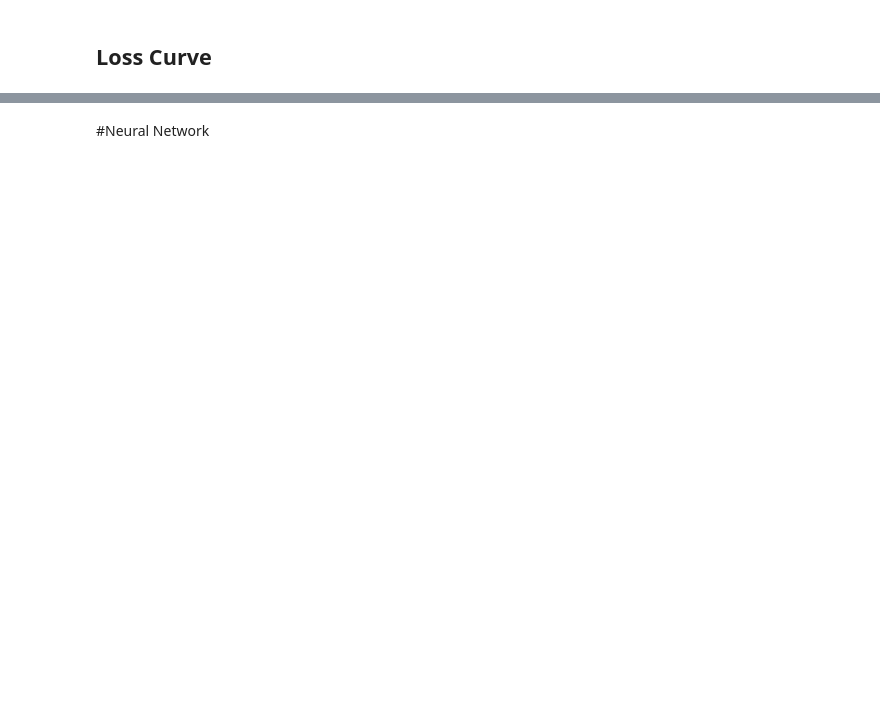
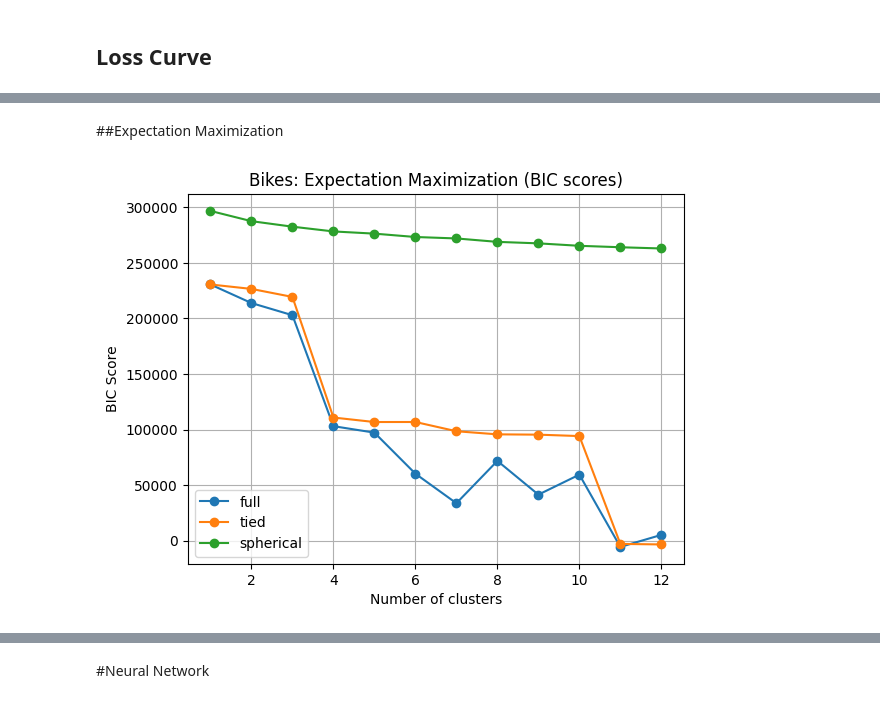
Before and after one commit to naralakamsani/unsupervised_learning, a Jupyter notebook: bike_sharing_demand_unsupervised.ipynb, the cells around one changed output, grey strips where cells are left out. Drawn from its saved outputs; the diff is of its cells as text; code cells hidden in the pictures; blank space fills up the shorter version.

```diff
--- a/bike_sharing_demand_unsupervised.ipynb
+++ b/bike_sharing_demand_unsupervised.ipynb
@@ -333,0 +396,36 @@ Test Set RMSE: 57.32338628555838
+# %%
+km_model_2 = KMeans(n_clusters=2, n_init='auto', random_state=0)
+km_model_2.fit(x_train)
+
+km_model_5 = KMeans(n_clusters=5, n_init='auto', random_state=0)
+km_model_5.fit(x_train)
+
+km_model_10 = KMeans(n_clusters=10, n_init='auto', random_state=0)
+km_model_10.fit(x_train)
+
+km_x_train_2 = x_train.copy()
+km_x_train_5 = x_train.copy()
+km_x_train_10 = x_train.copy()
+
+km_x_train_2['cluster'] = km_model_2.predict(x_train)
+km_x_train_5['cluster'] = km_model_5.predict(x_train)
+km_x_train_10['cluster'] = km_model_10.predict(x_train)
+
+km_x_test_2 = x_test.copy()
+km_x_test_5 = x_test.copy()
+km_x_test_10 = x_test.copy()
+
+km_x_test_2['cluster'] = km_model_2.predict(x_test)
+km_x_test_5['cluster'] = km_model_5.predict(x_test)
+km_x_test_10['cluster'] = km_model_10.predict(x_test)
+
+km_test_datasets = [km_x_test_2, km_x_test_5, km_x_test_10]
+km_datasets = [km_x_train_2, km_x_train_5, km_x_train_10]
+km_dataset_labels = ["2 Clusters ", "5 Clusters", "10 Clusters"]
+# %% [markdown]
+##Expectation Maximization
+# %%
+plot_em_methods("Bikes: Expectation Maximization (BIC scores)", x_train, components_range=range(1,13))
+plt.show()
+# %% [output]
+[figure, added]
```
Also changed, not shown: parts of 157 cells of this notebook.
